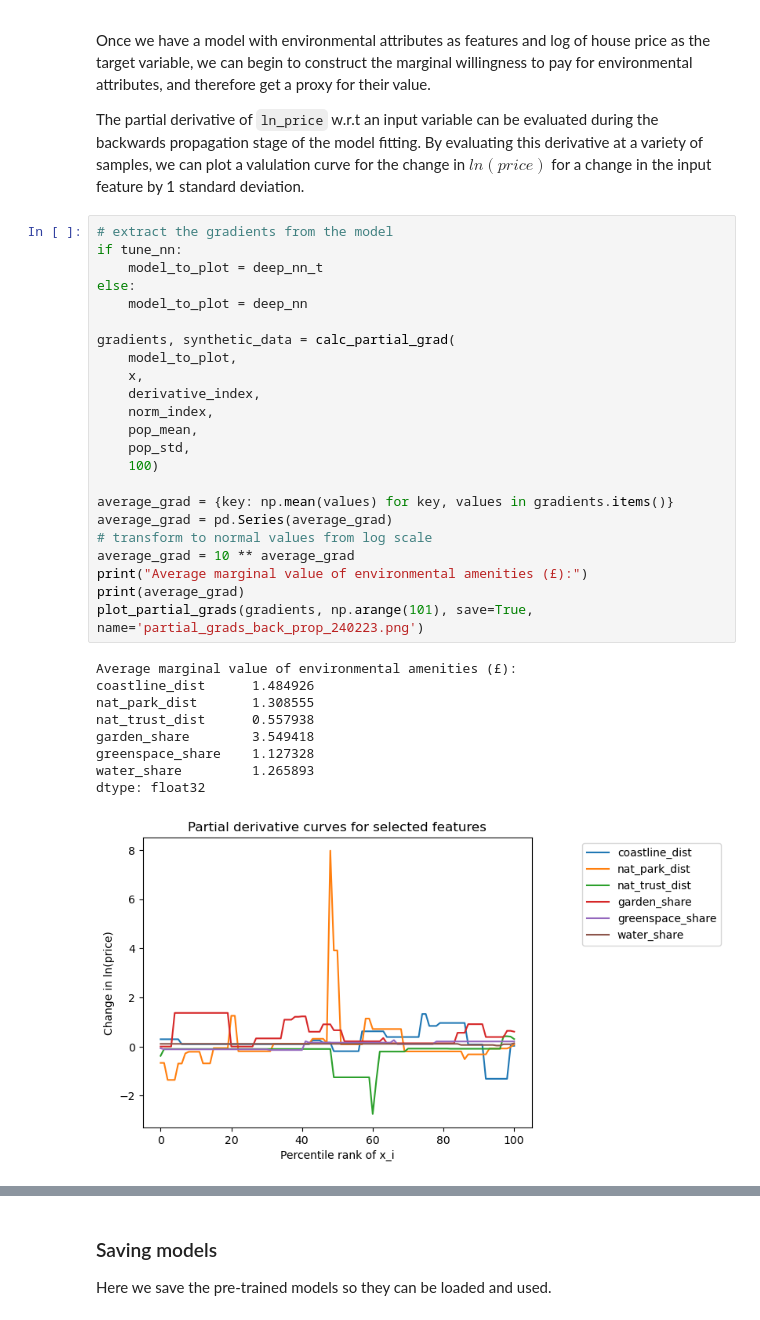
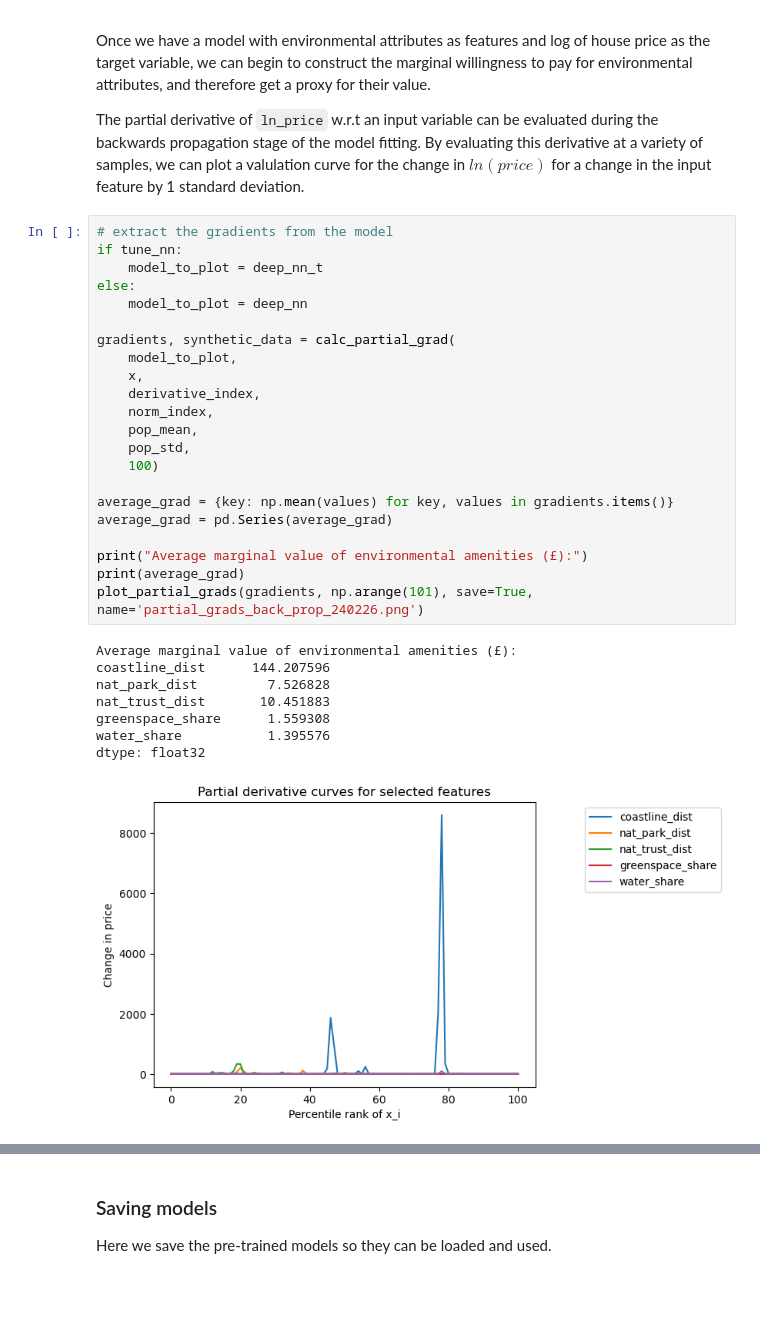
Before and after one commit to fgallagher27/GreenValueNet, a Jupyter notebook: GreenValueNet.ipynb, the cells around one changed output, grey strips where cells are left out. Drawn from its saved outputs; the diff is of its cells as text; blank space fills up the shorter version.

Commit message:
update plots

```diff
--- a/GreenValueNet.ipynb
+++ b/GreenValueNet.ipynb
@@ -362,33 +362,31 @@ The partial derivative of `ln_price` w.r.t an input variable can be evaluated du
 # %%
 # extract the gradients from the model
 if tune_nn:
     model_to_plot = deep_nn_t
 else:
     model_to_plot = deep_nn
 
 gradients, synthetic_data = calc_partial_grad(
     model_to_plot,
     x,
     derivative_index,
     norm_index,
     pop_mean,
     pop_std,
     100)
 
 average_grad = {key: np.mean(values) for key, values in gradients.items()}
 average_grad = pd.Series(average_grad)
-# transform to normal values from log scale
-average_grad = 10 ** average_grad
+
 print("Average marginal value of environmental amenities (£):")
 print(average_grad)
-plot_partial_grads(gradients, np.arange(101), save=True, name='partial_grads_back_prop_240223.png')
+plot_partial_grads(gradients, np.arange(101), save=True, name='partial_grads_back_prop_240226.png')
 # %% [output]
 Average marginal value of environmental amenities (£):
-coastline_dist      1.484926
-nat_park_dist       1.308555
-nat_trust_dist      0.557938
-garden_share        3.549418
-greenspace_share    1.127328
-water_share         1.265893
+coastline_dist      144.207596
+nat_park_dist         7.526828
+nat_trust_dist       10.451883
+greenspace_share      1.559308
+water_share           1.395576
 dtype: float32
-[figure, old version]
+[figure, new version]
```
Also changed, not shown: parts of 5 cells of this notebook.
